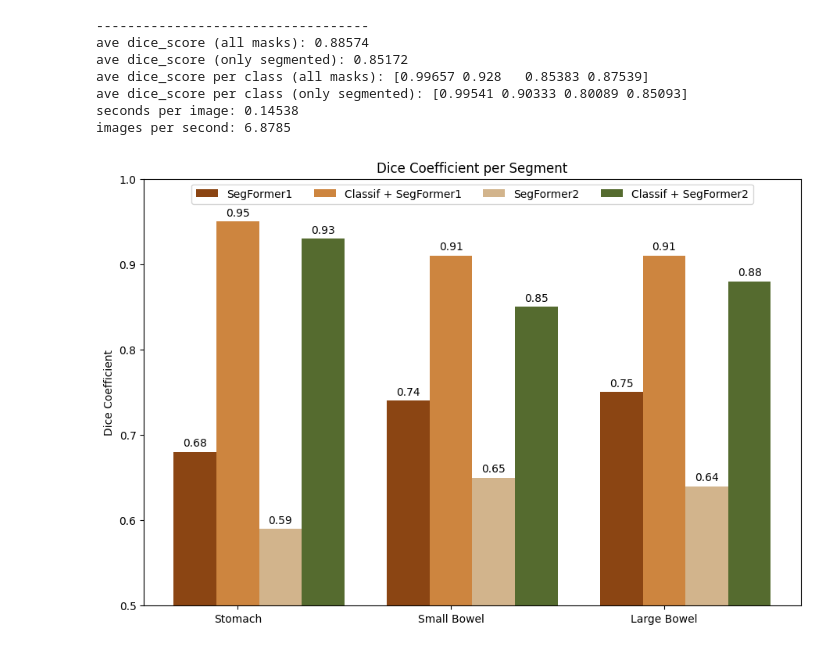
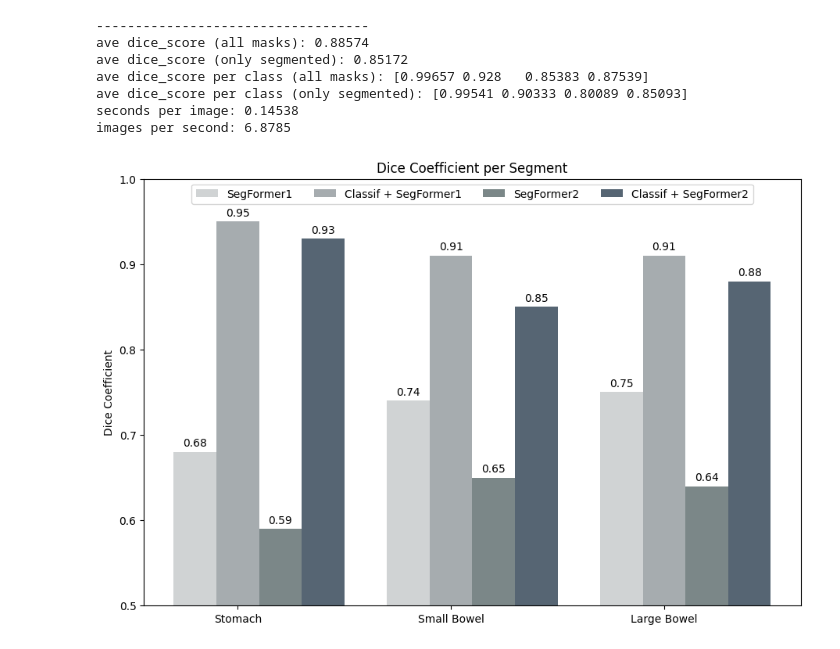
Before and after one commit to diwalsh/Medical-Imaging-Segmentation-Application, a Jupyter notebook: model_evaluation.ipynb, the cells around one changed output. Saved outputs shown, nothing was run; the diff lists cells and outputs as text; code cells hidden in the pictures.

Commit message:
added notes to model_evaluation.ipynb

```diff
--- a/model_evaluation.ipynb
+++ b/model_evaluation.ipynb
@@ -65,6 +84,6 @@ MODEL_PATH = "models"
 CLASS_MODEL1 = "resnet50v2_nn256_lr0001_relu_batch32_epoch30_v2.keras"
 CLASS_MODEL2 = "resnet50v2_nn256_lr0001_relu_batch64_epoch30_v4.keras"
 SEG_MODEL_SLC = "ckpt_epoch=049-vloss_val_loss=0.0000_vf1_valid_f1=0.0000.ckpt"
-SEG_MODEL_ALL = "With_All_Sections.ckpt"
+SEG_MODEL_ALL = "ckpt_epoch=049-vloss_val_loss=0.0000_vf1_valid_f1=0.0000_all_sections.ckpt"
 # %% [markdown]
 # Configuration Class Definition
@@ -538,35 +556,36 @@ organs = ("Stomach", "Small Bowel", "Large Bowel")
 method = {
     'SegFormer1': (score_ave_per_class_1[1], score_ave_per_class_1[2], score_ave_per_class_1[3]),
     'Classif + SegFormer1': (score_ave_per_class_21[1], score_ave_per_class_21[2], score_ave_per_class_21[3]),
     'SegFormer2': (score_ave_per_class_2[1], score_ave_per_class_2[2], score_ave_per_class_2[3]),
     'Classif + SegFormer2': (score_ave_per_class_22[1], score_ave_per_class_22[2], score_ave_per_class_22[3])
 }
 
 x = np.arange(len(organs))  # the label locations
 width = 0.2  # the width of the bars
 multiplier = 0
 
 # Custom color palette
-colors = ['#8B4513', '#CD853F', '#D2B48C', '#556B2F']  # Add more colors if needed
+#colors = ['#8B4513', '#CD853F', '#D2B48C', '#556B2F']
+colors = ['#D0D3D4', '#A6ACAF', '#7B8788', '#566573']
 
 fig, ax = plt.subplots(layout='constrained', figsize=[9,6])
 
 for attribute, measurement, color in zip(method.keys(), method.values(), colors):
     offset = width * multiplier
     rects = ax.bar(x + offset, np.round(measurement,2), width, label=attribute, color=color)
     ax.bar_label(rects, padding=3)
     multiplier += 1
 
 # Add some text for labels, title and custom x-axis tick labels, etc.
 ax.set_ylabel('Dice Coefficient')
 ax.set_title('Dice Coefficient per Segment')
 ax.set_xticks(x + width, organs)
 ax.legend(loc='upper center', ncol=4)
 ax.set_ylim(0.5, 1)
 plt.savefig('images/dice_coeff.png')
 plt.show()
 # %% [output]
-[figure, old version]
+[figure, new version]
 # %%
 #%store -r score_ave_per_class_1 score_ave_per_class_2_1 time_per_image_1 score_ave_per_class_2 score_ave_per_class_2_2 time_per_image_2 score_ave_per_class_11 score_ave_per_class_2_11 time_per_image_11 score_ave_per_class_21 score_ave_per_class_2_21 time_per_image_21 score_ave_per_class_22 score_ave_per_class_2_22 time_per_image_22
 #model_evaluation_variables
```
Also changed, not shown: parts of 15 cells of this notebook, 1 other file.
